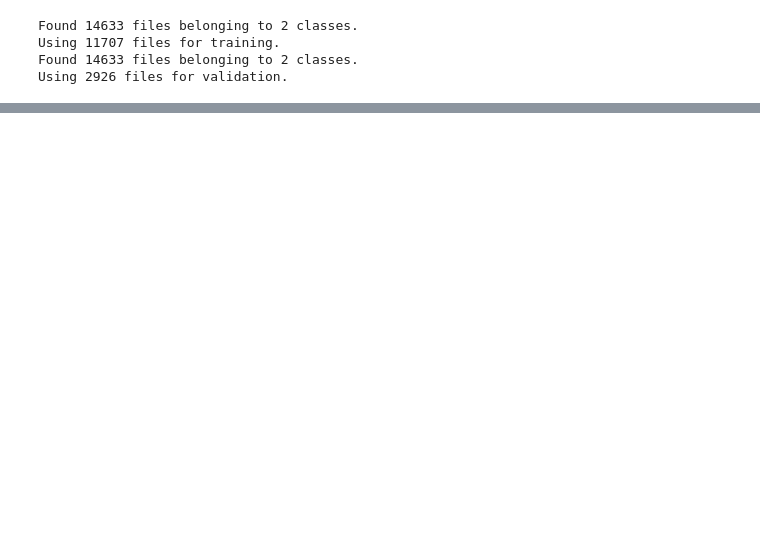
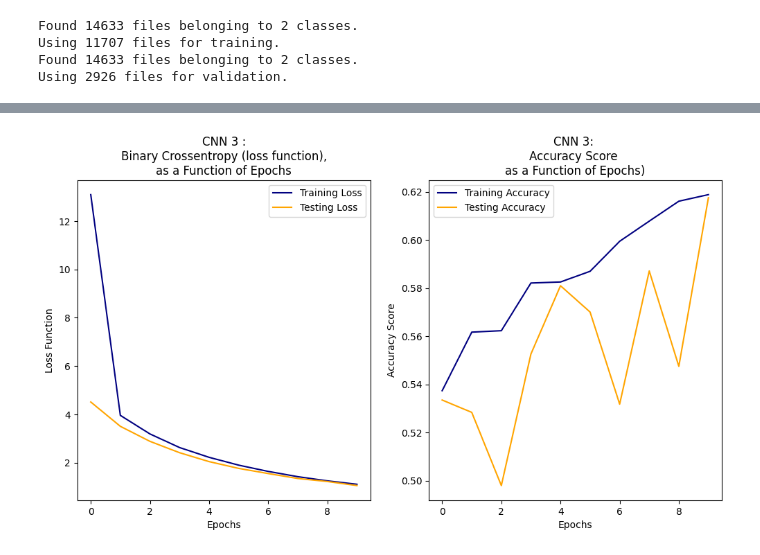
Before and after one commit to MartaFuentesF/CNN_youth_faces_vs_adult_faces, a Jupyter notebook: 03_ models/cnn3.ipynb, the cells around one changed output, grey strips where cells are left out. Cells and saved outputs as stored; diff of their text form; code cells hidden in the pictures; blank space fills up the shorter version.

```diff
--- a/03_ models/cnn3.ipynb
+++ b/03_ models/cnn3.ipynb
@@ -99,0 +108,27 @@ Epoch 7/10
+# %%
+# Check out the plot of loss vs epoch.
+plt.figure(figsize = (12, 6));
+
+plt.subplot(1,2,1)
+plt.plot(history3.history['loss'], c = 'navy', label = 'Training Loss');
+plt.plot(history3.history['val_loss'], c = 'orange', label = 'Testing Loss');
+
+plt.title('''CNN 3 :
+Binary Crossentropy (loss function),
+as a Function of Epochs''')
+plt.xlabel('Epochs');
+plt.ylabel('Loss Function')
+plt.legend();
+
+
+plt.subplot(1, 2, 2)
+plt.plot(history3.history['acc'], c = 'navy', label = 'Training Accuracy');
+plt.plot(history3.history['val_acc'], c = 'orange', label = 'Testing Accuracy');
+plt.title('''CNN 3:
+Accuracy Score
+as a Function of Epochs)''')
+plt.xlabel('Epochs');
+plt.ylabel('Accuracy Score')
+plt.legend();
+# %% [output]
+[figure, added]
```
Also changed, not shown: parts of 2 cells of this notebook, 5 other files.
